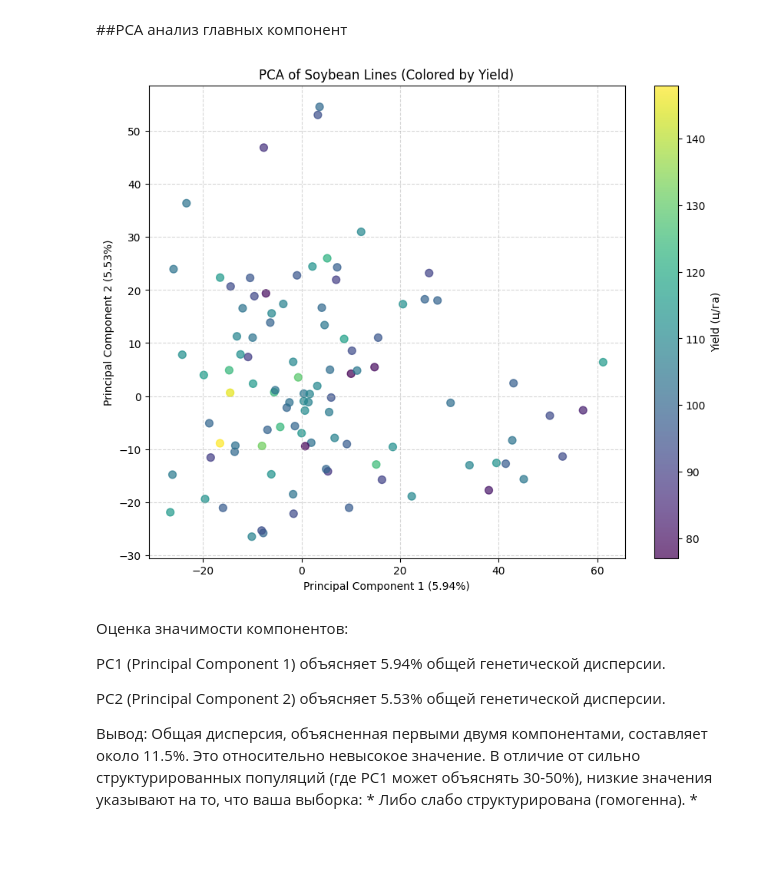
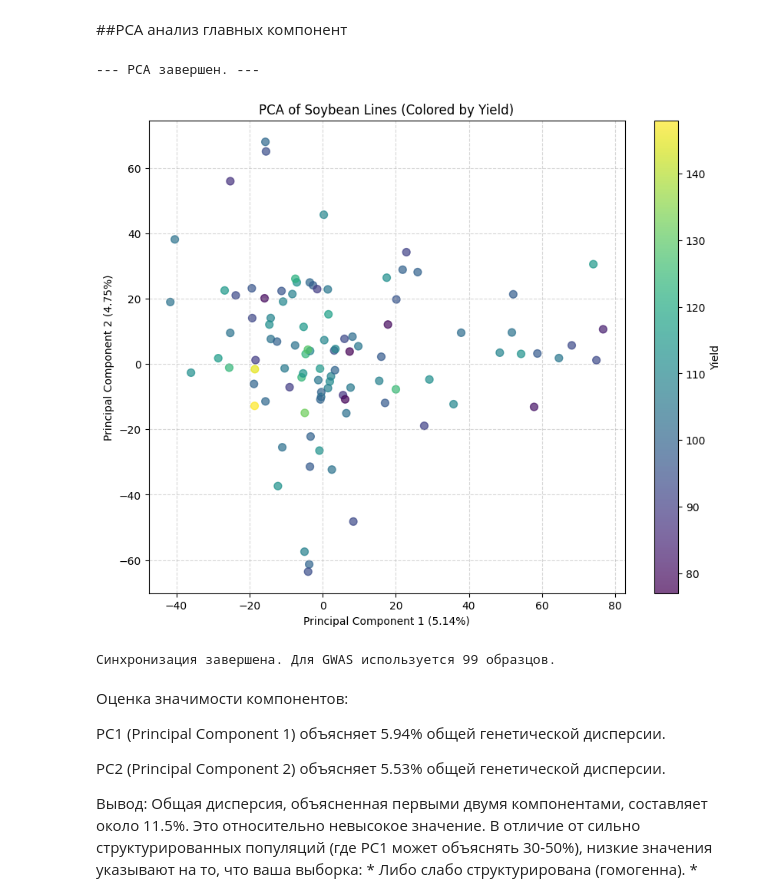
Before and after one commit to ronnaug/GWAS_Soybean_Pipeline, a Jupyter notebook: 01_GWAS_Notebook/GWAS_Analysis_Result.ipynb, the cells around one changed output. Saved outputs shown, nothing was run; the diff lists cells and outputs as text; code cells hidden in the pictures; blank space fills up the shorter version.

```diff
--- a/01_GWAS_Notebook/GWAS_Analysis_Result.ipynb
+++ b/01_GWAS_Notebook/GWAS_Analysis_Result.ipynb
@@ -223,36 +181,76 @@ sample_ids = callset['samples']
 # %% [markdown]
 ##PCA анализ главных компонент
 # %%
+import pandas as pd
+import numpy as np
+import matplotlib.pyplot as plt
 from sklearn.decomposition import PCA
+from sklearn.preprocessing import StandardScaler
 
-# Загрузка фенотипов
+# --- 1. Подготовка и Запуск PCA ---
+
+# Центрирование и масштабирование (StandardScaler) для лучшей работы PCA
+# Сначала заполним пропуски
+# G_imputed уже содержит заполненные средними значениями генотипы
+
+# Инициализация и запуск PCA (расчет 10 главных компонент)
+pca = PCA(n_components=10)
+X_pca = pca.fit_transform(G_imputed)
+
+# Создание DataFrame с координатами PCA
+pca_df = pd.DataFrame(X_pca, index=sample_ids, columns=[f'PC{i}' for i in range(1, 11)])
+
+print("--- PCA завершен. ---")
+
+# --- 2. Синхронизация данных ---
+
+# Загружаем фенотипы и переводим 'Yield' в числовой тип
 pheno_df = pd.read_csv('test_data.tsv', sep='\t', header=None, names=['IID', 'Yield'])
-# ----------------------------------------
-
-#Преобразование столбца 'Yield' в числовой тип (float)
-# errors='coerce' заменит любые нечисловые значения (если они есть) на NaN
 pheno_df['Yield'] = pd.to_numeric(pheno_df['Yield'], errors='coerce')
 
-# --- Продолжение Шага 3.2: ---
-# Объединение с PCA
+# Объединение PCA-координат и фенотипов
+# Объединяем по IID (ID образца)
 merged_df = pca_df.merge(pheno_df, left_index=True, right_on='IID')
 
-# Проверка, что нет NaN после объединения (удаляем, если есть)
+# Удаляем все строки, где нет данных об урожайности (YIELD)
+# Это гарантирует, что G_final и Y будут иметь одинаковое число строк
 merged_df.dropna(subset=['Yield'], inplace=True)
 
-# Построение графика PC1 vs PC2 (теперь должно работать)
+# --- 3. Визуализация PC1 vs PC2 ---
+
 plt.figure(figsize=(10, 8))
 scatter = plt.scatter(merged_df['PC1'], merged_df['PC2'],
                       c=merged_df['Yield'], cmap='viridis', s=50, alpha=0.7)
 plt.xlabel(f'Principal Component 1 ({pca.explained_variance_ratio_[0]*100:.2f}%)')
 plt.ylabel(f'Principal Component 2 ({pca.explained_variance_ratio_[1]*100:.2f}%)')
 plt.title('PCA of Soybean Lines (Colored by Yield)')
-plt.colorbar(scatter, label='Yield (ц/га)')
+plt.colorbar(scatter, label='Yield')
 plt.grid(True, linestyle='--', alpha=0.5)
 plt.savefig('PCA analysis for Soybean Lines.png', dpi = 300)
 plt.show()
+
+# --- 4. Подготовка Финальных Синхронизированных Массивов для GWAS ---
+
+# Мы должны отфильтровать G_imputed, чтобы она содержала только те ID, что есть в merged_df
+valid_ids = merged_df['IID'].tolist()
+sample_ids_list = sample_ids.tolist()
+
+# Находим индексы валидных ID в исходной матрице генотипов
+valid_indices = [sample_ids_list.index(iid) for iid in valid_ids if iid in sample_ids_list]
+
+# Создаем финальную матрицу генотипов для GWAS
+G_final = G_imputed[valid_indices, :]
+
+# Сохраняем финальные переменные в памяти для следующего шага
+# Y = merged_df['Yield'].values
+# P = sm.add_constant(merged_df[['PC1', 'PC2', 'PC3', 'PC4', 'PC5']].values)
+# G_final
+
+print(f"\nСинхронизация завершена. Для GWAS используется {merged_df.shape[0]} образцов.")
 # %% [output]
+--- PCA завершен. ---
-[figure, old version]
+[figure, new version]
+Синхронизация завершена. Для GWAS используется 99 образцов.
 # %% [markdown]
 Оценка значимости компонентов:
 
```
Also changed, not shown: parts of 12 cells of this notebook.
